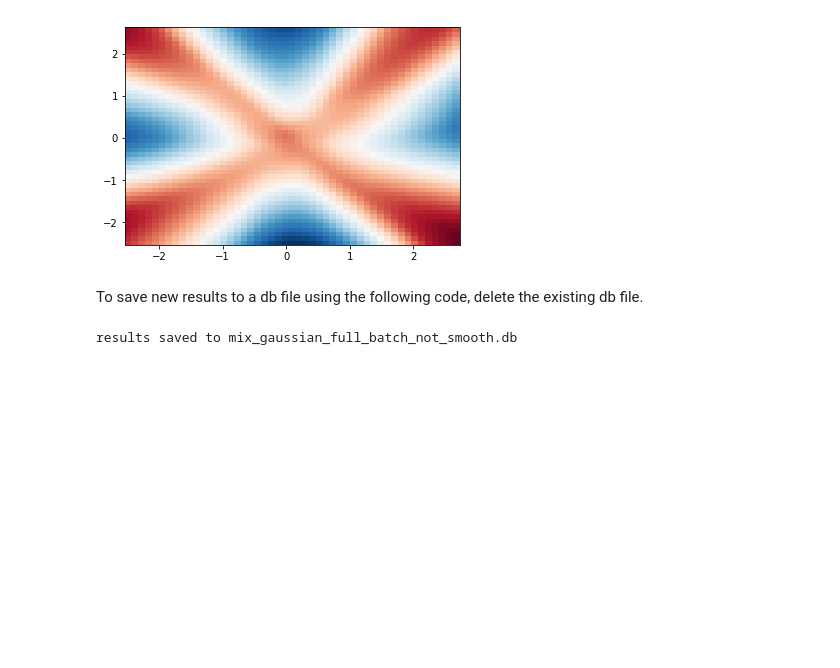
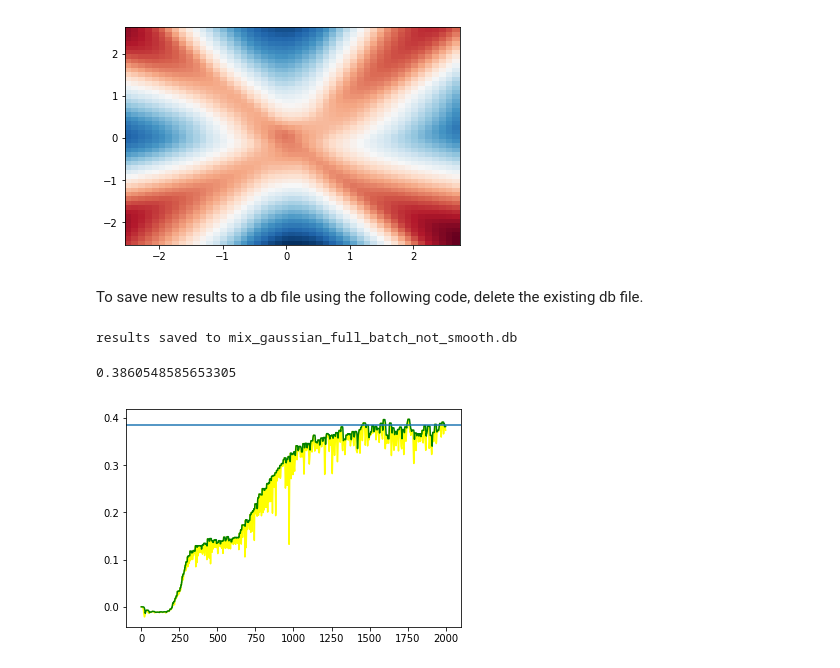
Before and after one commit to michaellimair/MINE-Entropy, a Jupyter notebook: mix_gaussian_full_batch_not_smooth.ipynb, the cells around one changed output. Cells and saved outputs as stored; diff of their text form; code cells hidden in the pictures; blank space fills up the shorter version.

Commit message:
max envelope estimate added

```diff
--- a/mix_gaussian_full_batch_not_smooth.ipynb
+++ b/mix_gaussian_full_batch_not_smooth.ipynb
@@ -74,3 +76,8 @@ if not os.path.exists(fname):
         print('results saved to '+fname)
 # %% [output]
 results saved to mix_gaussian_full_batch_not_smooth.db
+# %%
+mi_max_envelope_estimate(mi_estimate,stopping_t=2000,w1=10,w2=50)
+# %% [output]
+0.3860548585653305
+[figure, added]
```
Also changed, not shown: parts of 1 cell of this notebook, 4 other files.
